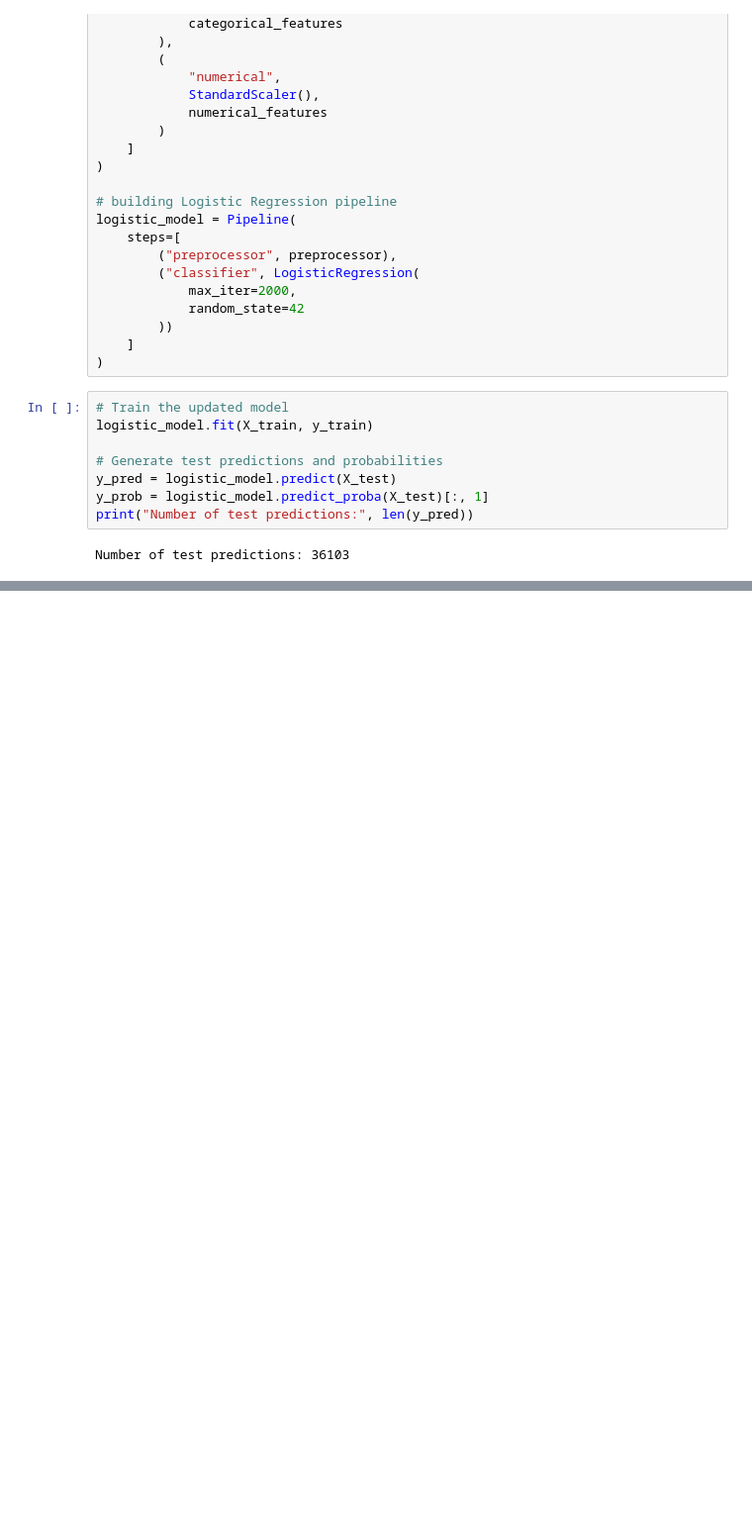
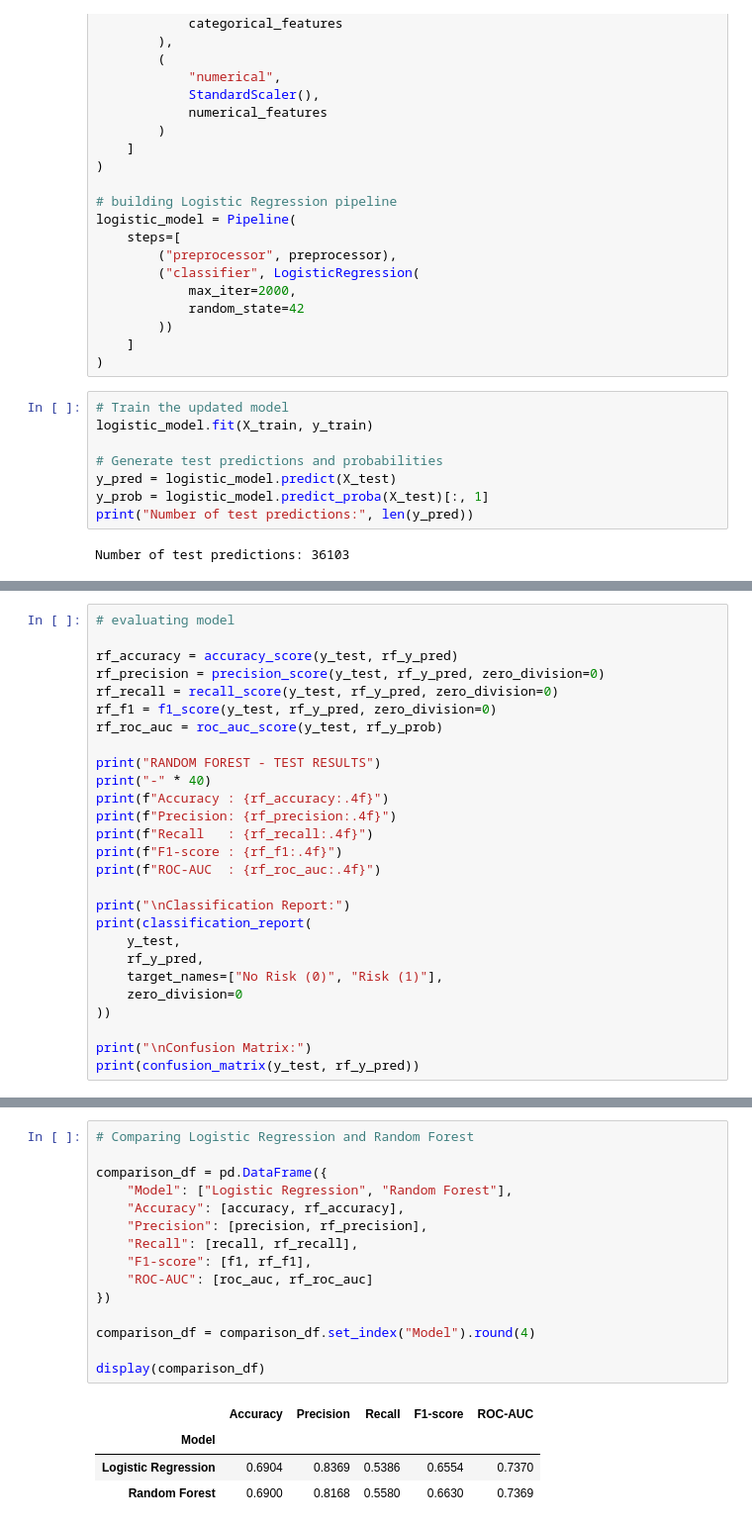
Before and after one commit to divyamohan6388-droid/Logistics-Analytics-Shipment-Delay-Prediction, a Jupyter notebook: notebooks/04_feature_engineering.ipynb, the cells around one changed output, grey strips where cells are left out. Shown at 99% size. Saved outputs shown, nothing was run; the diff lists cells and outputs as text; blank space fills up the shorter version.

Commit message:
model evaluation

```diff
--- a/notebooks/04_feature_engineering.ipynb
+++ b/notebooks/04_feature_engineering.ipynb
@@ -344,0 +435,27 @@ Number of test predictions: 36103
+# %%
+# evaluating model
+
+rf_accuracy = accuracy_score(y_test, rf_y_pred)
+rf_precision = precision_score(y_test, rf_y_pred, zero_division=0)
+rf_recall = recall_score(y_test, rf_y_pred, zero_division=0)
+rf_f1 = f1_score(y_test, rf_y_pred, zero_division=0)
+rf_roc_auc = roc_auc_score(y_test, rf_y_prob)
+
+print("RANDOM FOREST - TEST RESULTS")
+print("-" * 40)
+print(f"Accuracy : {rf_accuracy:.4f}")
+print(f"Precision: {rf_precision:.4f}")
+print(f"Recall   : {rf_recall:.4f}")
+print(f"F1-score : {rf_f1:.4f}")
+print(f"ROC-AUC  : {rf_roc_auc:.4f}")
+
+print("\nClassification Report:")
+print(classification_report(
+    y_test,
+    rf_y_pred,
+    target_names=["No Risk (0)", "Risk (1)"],
+    zero_division=0
+))
+
+print("\nConfusion Matrix:")
+print(confusion_matrix(y_test, rf_y_pred))
@@ -344,0 +480,20 @@ Number of test predictions: 36103
+# %%
+# Comparing Logistic Regression and Random Forest
+
+comparison_df = pd.DataFrame({
+    "Model": ["Logistic Regression", "Random Forest"],
+    "Accuracy": [accuracy, rf_accuracy],
+    "Precision": [precision, rf_precision],
+    "Recall": [recall, rf_recall],
+    "F1-score": [f1, rf_f1],
+    "ROC-AUC": [roc_auc, rf_roc_auc]
+})
+
+comparison_df = comparison_df.set_index("Model").round(4)
+
+display(comparison_df)
+# %% [output]
+|  | Accuracy | Precision | Recall | F1-score | ROC-AUC |
+| Model |  |  |  |  |  |
+| Logistic Regression | 0.6904 | 0.8369 | 0.5386 | 0.6554 | 0.7370 |
+| Random Forest | 0.6900 | 0.8168 | 0.5580 | 0.6630 | 0.7369 |
```
Also changed, not shown: parts of 5 cells of this notebook.
